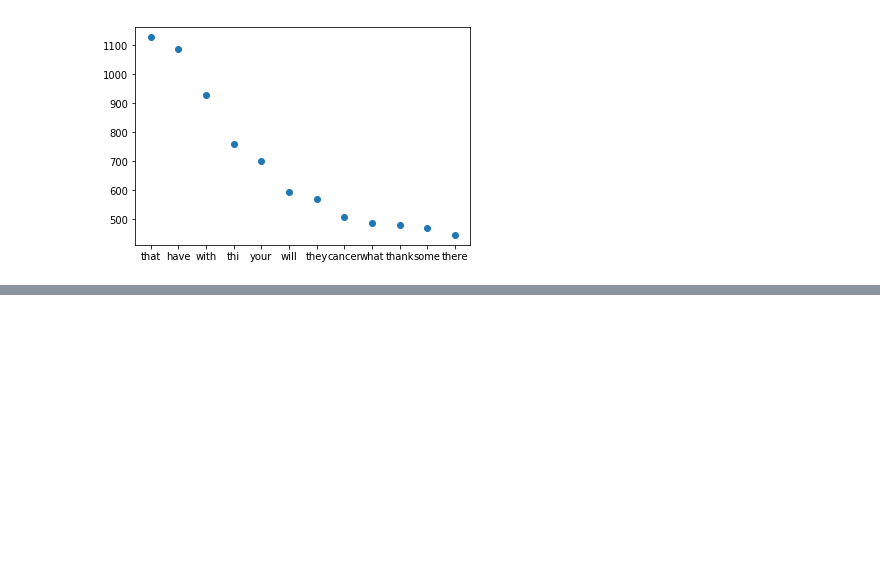
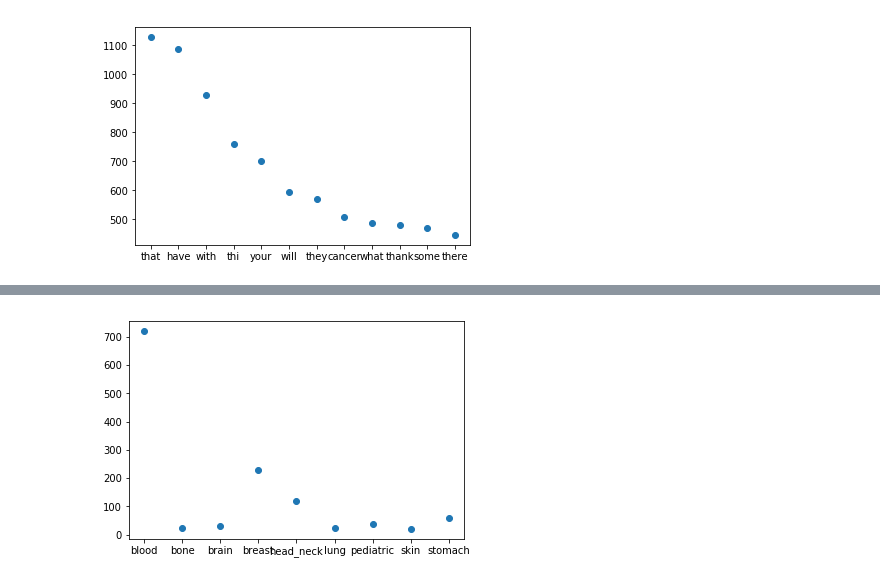
Before and after one commit to moamenibrahim/discussions-text-analysis, a Jupyter notebook: visualization.ipynb, the cells around one changed output, grey strips where cells are left out. Cells and saved outputs as stored; diff of their text form; code cells hidden in the pictures; blank space fills up the shorter version.

Commit message:
cancer type and stage added

```diff
--- a/visualization.ipynb
+++ b/visualization.ipynb
@@ -192,3 +172,11 @@ plt.scatter(*zip(*testList2))
 plt.show()
 # %% [output]
 [figure]
+# %%
+import cancerType
+
+for i,x in enumerate(df['tidy_text']):
+    try:
+        cancerType.get_cancer_type(x, df.loc[i]['user'])
+    except:
+        pass
@@ -194,0 +202,10 @@ plt.show()
+# %%
+import cancerStage
+
+for i,x in enumerate(df['tidy_text']):
+    try:
+        cancerStage.get_cancer_stage(x)
+    except:
+        pass
+# %%
+cancerType_result = cancerType.return_lists()
@@ -194,0 +214,8 @@ plt.show()
+# %%
+testList = [(elem, cancerType_result[elem]) for elem in cancerType_result]
+testList = sorted(testList, key=lambda x: x[0])
+zip(*testList)
+plt.scatter(*zip(*testList))
+plt.show()
+# %% [output]
+[figure, added]
```
Also changed, not shown: parts of 8 cells of this notebook, 9 other files.
